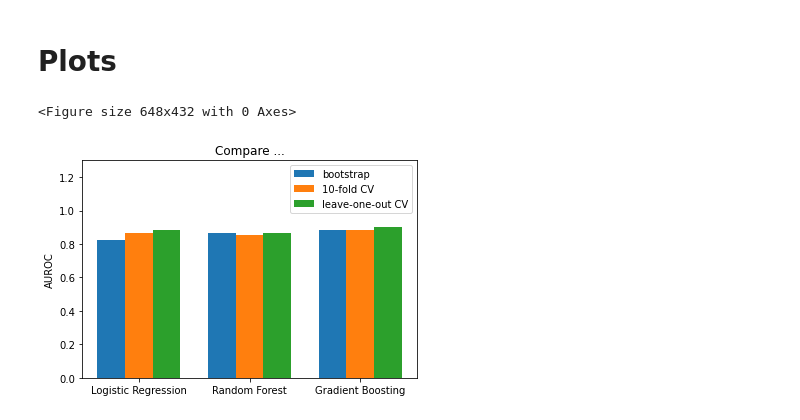
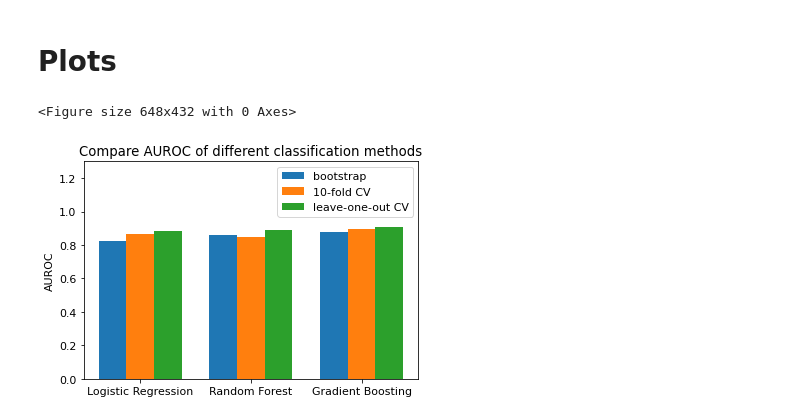
Before and after one commit to leaburkard/cfDNA_classification_analyses, a Jupyter notebook: notebooks/ensemble_Methods.ipynb, the cells around one changed output. Drawn from its saved outputs; the diff is of its cells as text; code cells hidden in the pictures.

Commit message:
adjustments to the ensemble methods

```diff
--- a/notebooks/ensemble_Methods.ipynb
+++ b/notebooks/ensemble_Methods.ipynb
@@ -1821,38 +1665,37 @@ fig = plt.gcf()
 fig.set_size_inches(9, 6)
 
 methods = ("Logistic Regression", "Random Forest", "Gradient Boosting")
 models = {
     'bootstrap': (lr_bootstrap_perf['auc'].mean(), rf_bootstrap_perf['auc'].mean(), gbc_bootstrap_perf['auc'].mean()),
     '10-fold CV': (lr_10fold_perf['auc'].mean(), rf_10fold_perf['auc'].mean(), gbc_10fold_perf['auc'].mean()),
-    'leave-one-out CV': (lr_loo_AUC, rf_loo_AUC, gbc_loo_AUC),
+    'leave-one-out CV': (lr_loo_perf['auc'].mean(), rf_loo_perf['auc'].mean(), gbc_loo_perf['auc'].mean()),
 }
 
 x = np.arange(len(methods))  # the label locations
 width = 0.25  # the width of the bars
 multiplier = 0
 
 fig, ax = plt.subplots()
 
 for attribute, measurement in models.items():
     offset = width * multiplier
     rects = ax.bar(x + offset, measurement, width, label=attribute)
     #ax.errorbar(x + offset, measurement, yerr=0.2, color="k", fmt="o")
     #ax.bar_label(rects, padding=3)
     multiplier += 1
 
-# Add some text for labels, title and custom x-axis tick labels, etc.
+
 ax.set_ylabel('AUROC')
-ax.set_title('Compare ...')
+ax.set_title('Compare AUROC of different classification methods')
 #ax.set_xticks(x + width, methods)
 plt.xticks(x+width, ['Logistic Regression', 'Random Forest', 'Gradient Boosting'])
 ax.legend(loc='upper right')
 ax.set_ylim(0, 1.3)
-#ax.set_ylim(0, 250)
 
 plt.show()
 # %% [output]
 <Figure size 648x432 with 0 Axes>
-[figure, old version]
+[figure, new version]
 # %%
 #fig = plt.gcf()
 #fig.set_size_inches(9, 6)
```
Also changed, not shown: parts of 86 cells of this notebook, 10 other files.
